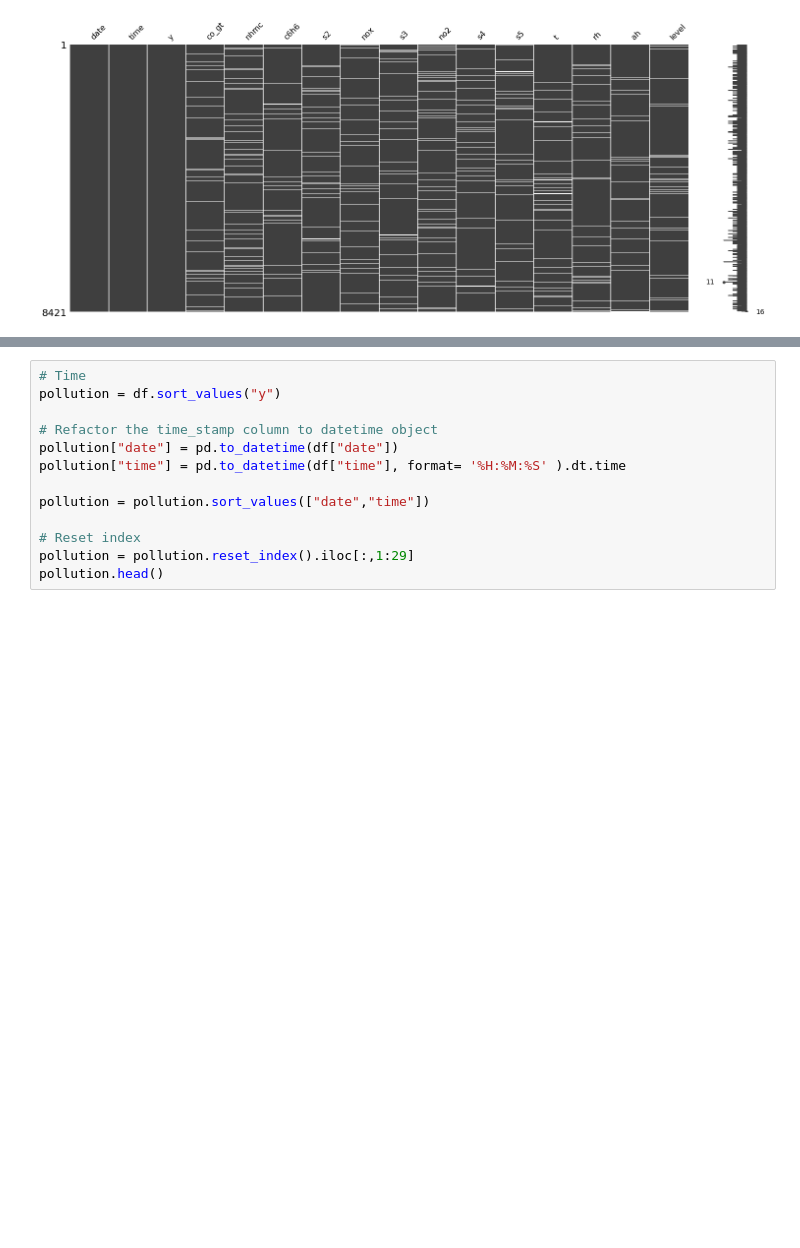
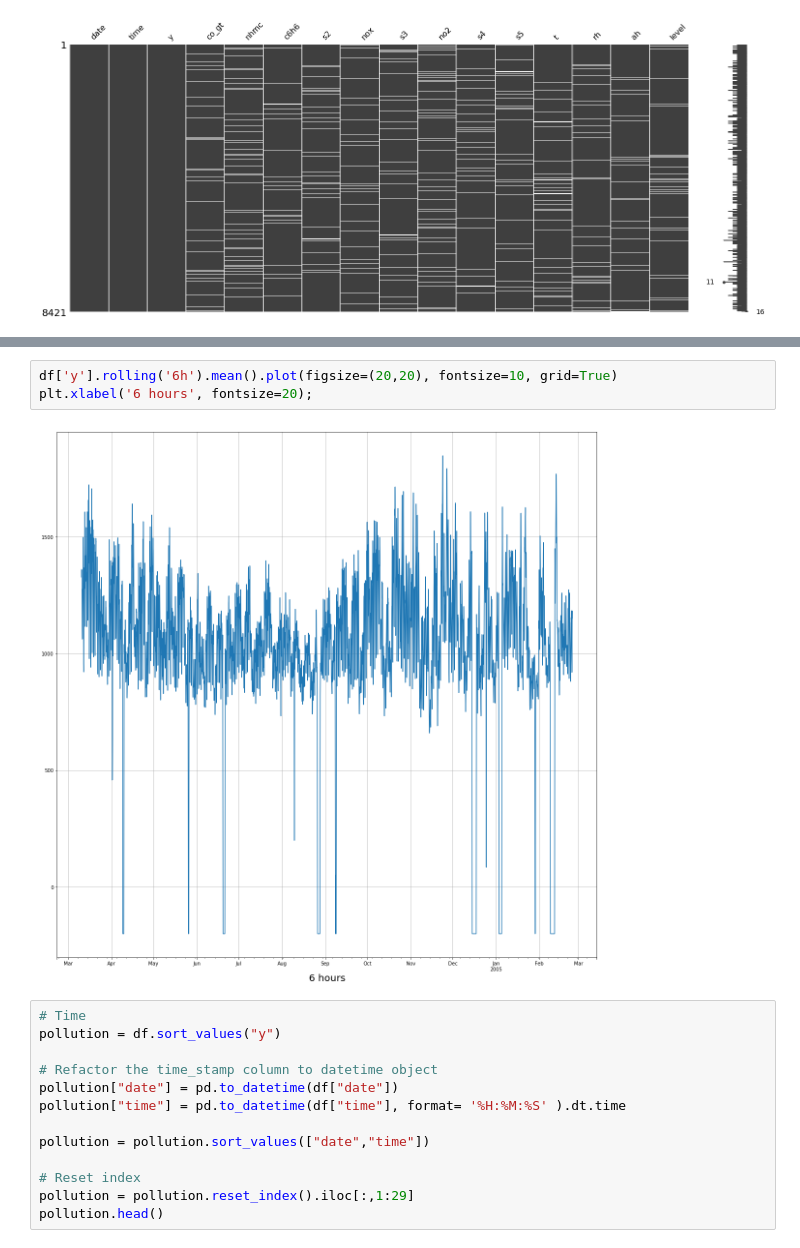
Before and after one commit to DuongVu39/Code_Challenge, a Jupyter notebook: src/task2/Task2.ipynb, the cells around one changed output, grey strips where cells are left out. Drawn from its saved outputs; the diff is of its cells as text; blank space fills up the shorter version.

```diff
--- a/src/task2/Task2.ipynb
+++ b/src/task2/Task2.ipynb
@@ -61,3 +133,8 @@ msn.bar(df)
+# %%
+df['y'].rolling('6h').mean().plot(figsize=(20,20), fontsize=10, grid=True)
+plt.xlabel('6 hours', fontsize=20);
+# %% [output]
+[figure, added]
 # %%
 # Time
 pollution = df.sort_values("y")
```
Also changed, not shown: parts of 36 cells of this notebook, 12 other files.
